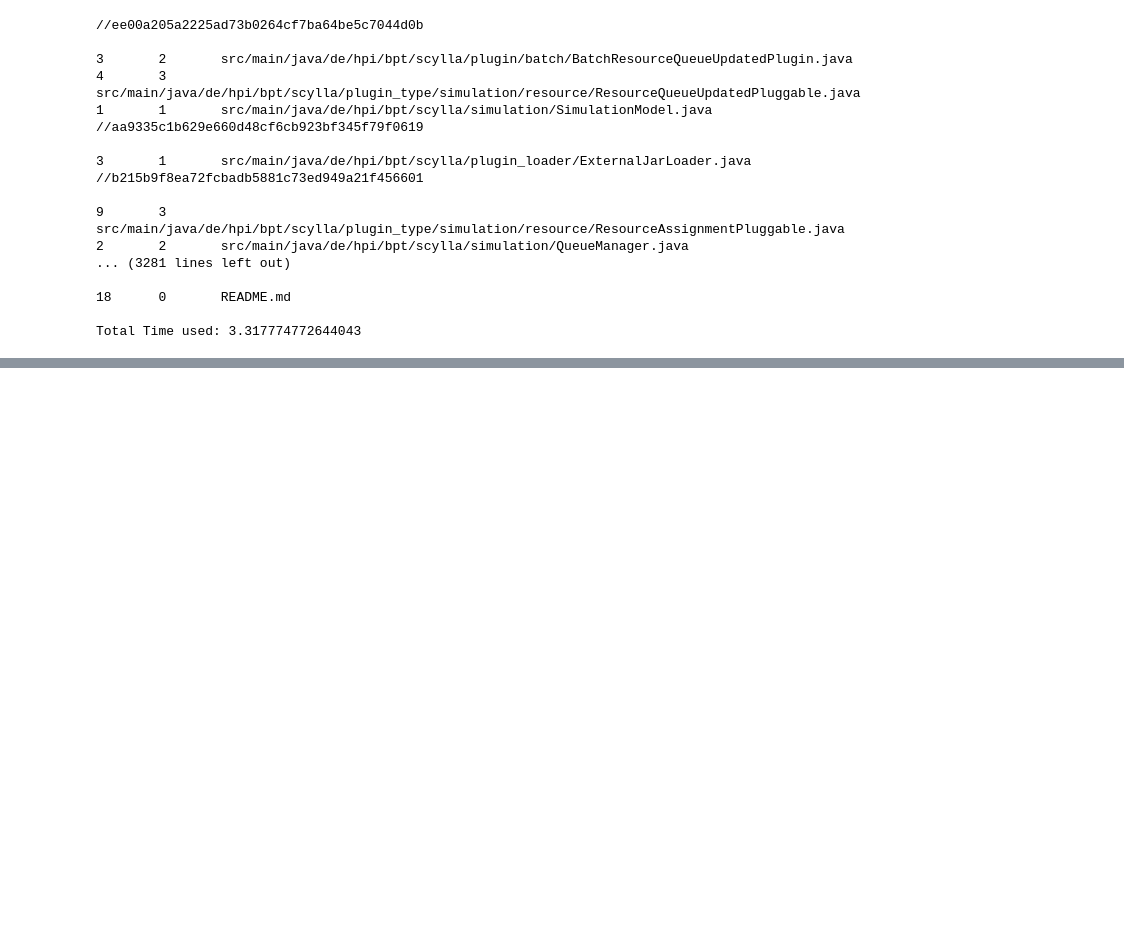
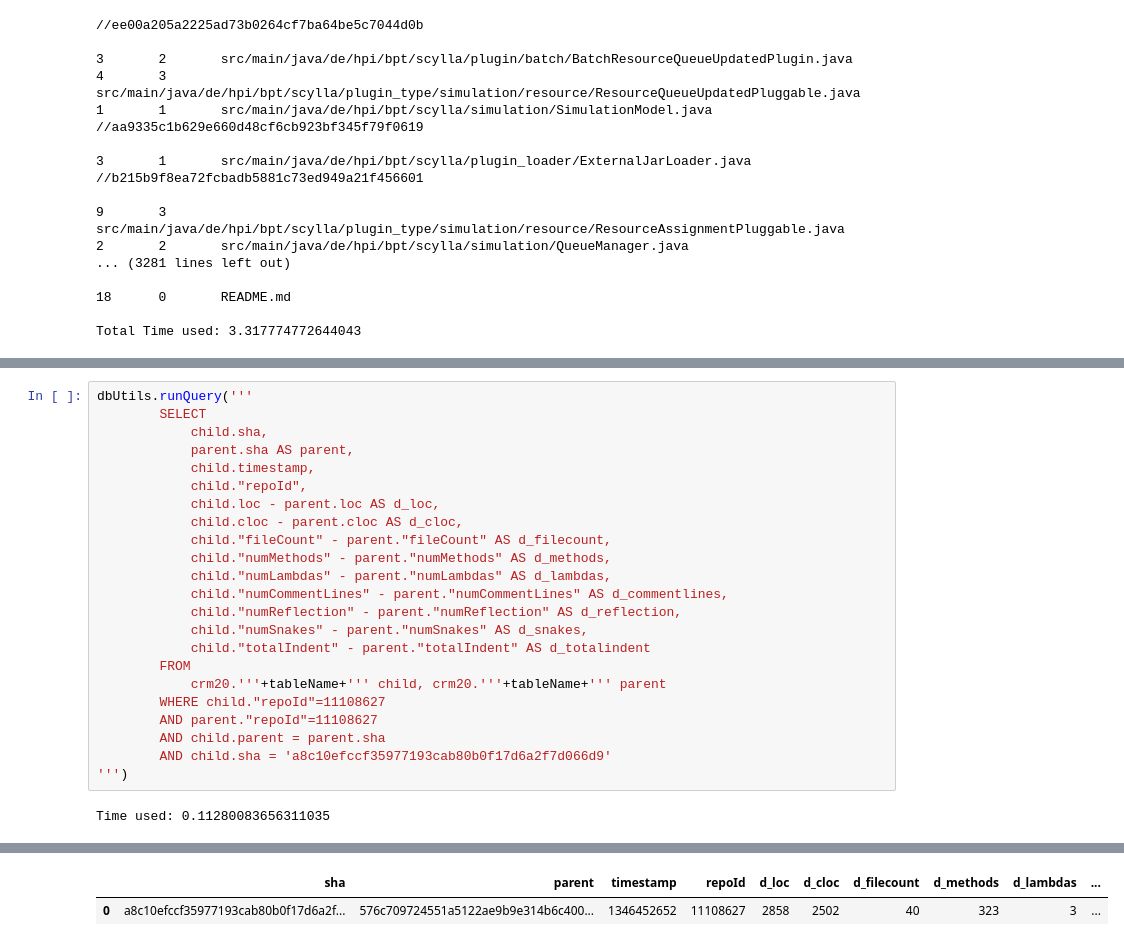
Before and after one commit to LeonBein/CRM20, a Jupyter notebook: RepoAnalysis.ipynb, the cells around one changed output, grey strips where cells are left out. Saved outputs shown, nothing was run; the diff lists cells and outputs as text; blank space fills up the shorter version.

```diff
--- a/RepoAnalysis.ipynb
+++ b/RepoAnalysis.ipynb
@@ -747,0 +922,25 @@ Total Time used: 3.317774772644043
+# %%
+dbUtils.runQuery('''
+        SELECT
+            child.sha,
+            parent.sha AS parent,
+            child.timestamp,
+            child."repoId",
+            child.loc - parent.loc AS d_loc,
+            child.cloc - parent.cloc AS d_cloc,
+            child."fileCount" - parent."fileCount" AS d_filecount,
+            child."numMethods" - parent."numMethods" AS d_methods,
+            child."numLambdas" - parent."numLambdas" AS d_lambdas,
+            child."numCommentLines" - parent."numCommentLines" AS d_commentlines,
+            child."numReflection" - parent."numReflection" AS d_reflection,
+            child."numSnakes" - parent."numSnakes" AS d_snakes,
+            child."totalIndent" - parent."totalIndent" AS d_totalindent
+        FROM
+            crm20.'''+tableName+''' child, crm20.'''+tableName+''' parent
+        WHERE child."repoId"=11108627
+        AND parent."repoId"=11108627
+        AND child.parent = parent.sha
+        AND child.sha = 'a8c10efccf35977193cab80b0f17d6a2f7d066d9'
+''')
+# %% [output]
+Time used: 0.11280083656311035
@@ -747,0 +948,2 @@ Total Time used: 3.317774772644043
+|  | sha | parent | timestamp | repoId | d_loc | d_cloc | d_filecount | d_methods | d_lambdas | ... |
+| 0 | a8c10efccf35977193cab80b0f17d6a2f... | 576c709724551a5122ae9b9e314b6c400... | 1346452652 | 11108627 | 2858 | 2502 | 40 | 323 | 3 | ... |
```
Also changed, not shown: parts of 15 cells of this notebook, 3 other files.
